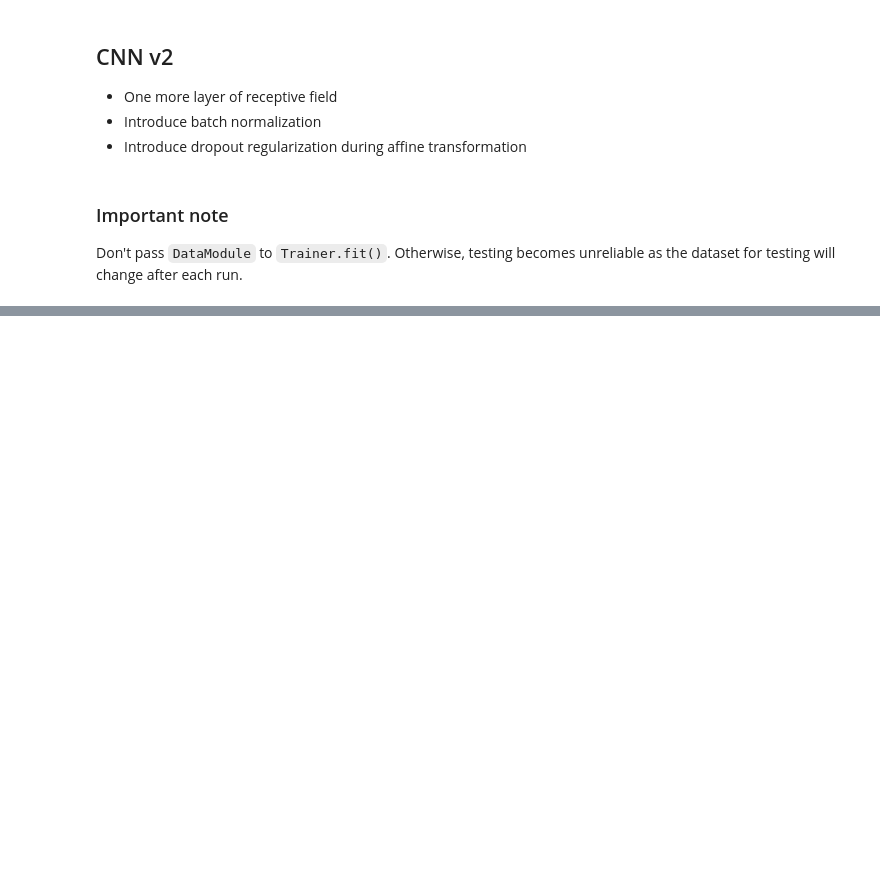
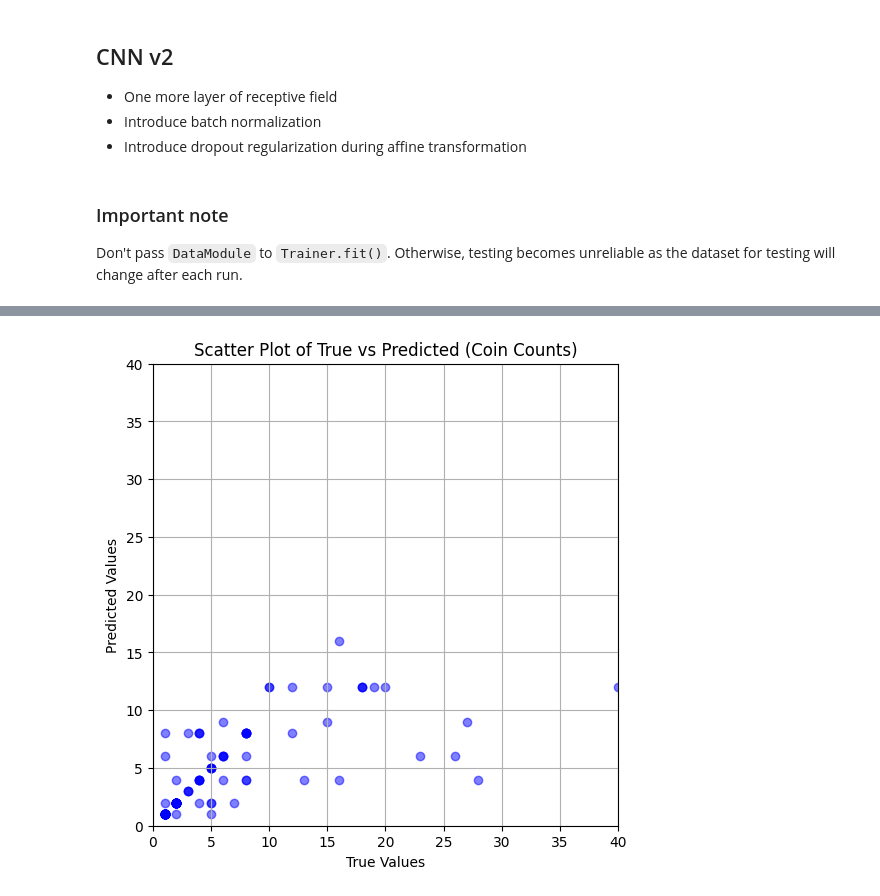
Before and after one commit to LazoYoung/ai-sandbox, a Jupyter notebook: image_convolution.ipynb, the cells around one changed output, grey strips where cells are left out. Drawn from its saved outputs; the diff is of its cells as text; code cells hidden in the pictures; blank space fills up the shorter version.

```diff
--- a/image_convolution.ipynb
+++ b/image_convolution.ipynb
@@ -584,0 +799,4 @@ Clipping input data to the valid range for imshow with RGB data ([0..1] for floa
+# %%
+model = CNNv3.load_from_checkpoint(f"checkpoints/cnn-v3-seed-{seed}.ckpt")
+trainer = get_trainer()
+trainer.test(model, dataloaders=datamodule.test_dataloader())
@@ -584,0 +819,4 @@ Clipping input data to the valid range for imshow with RGB data ([0..1] for floa
+# %%
+visualize_prediction(model)
+# %% [output]
+[figure, added]
```
Also changed, not shown: parts of 28 cells of this notebook, 5 other files.
